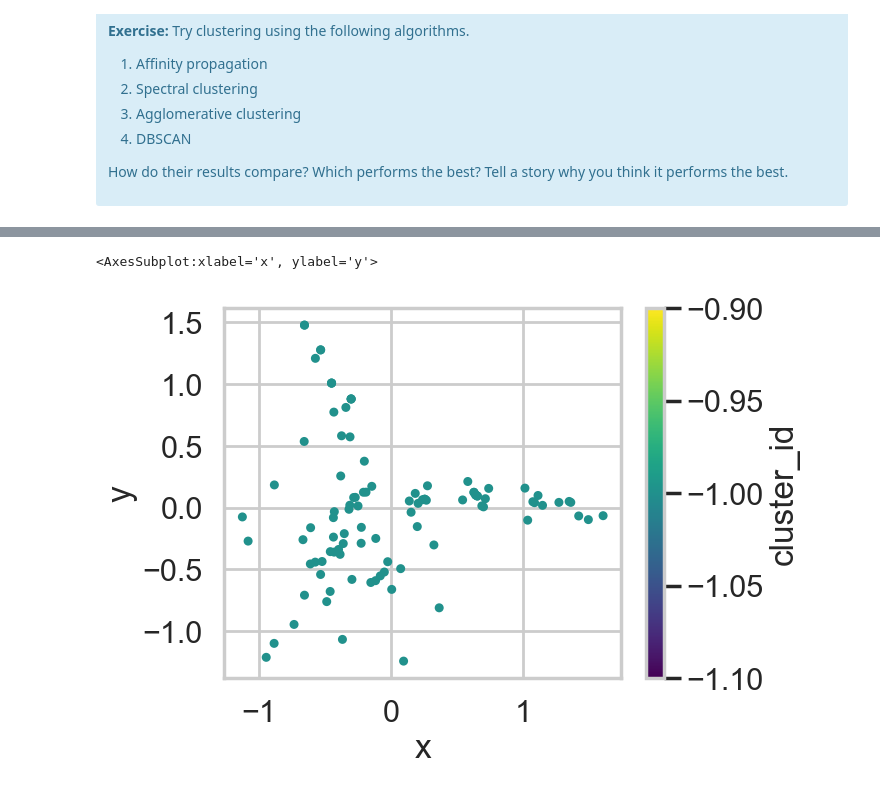
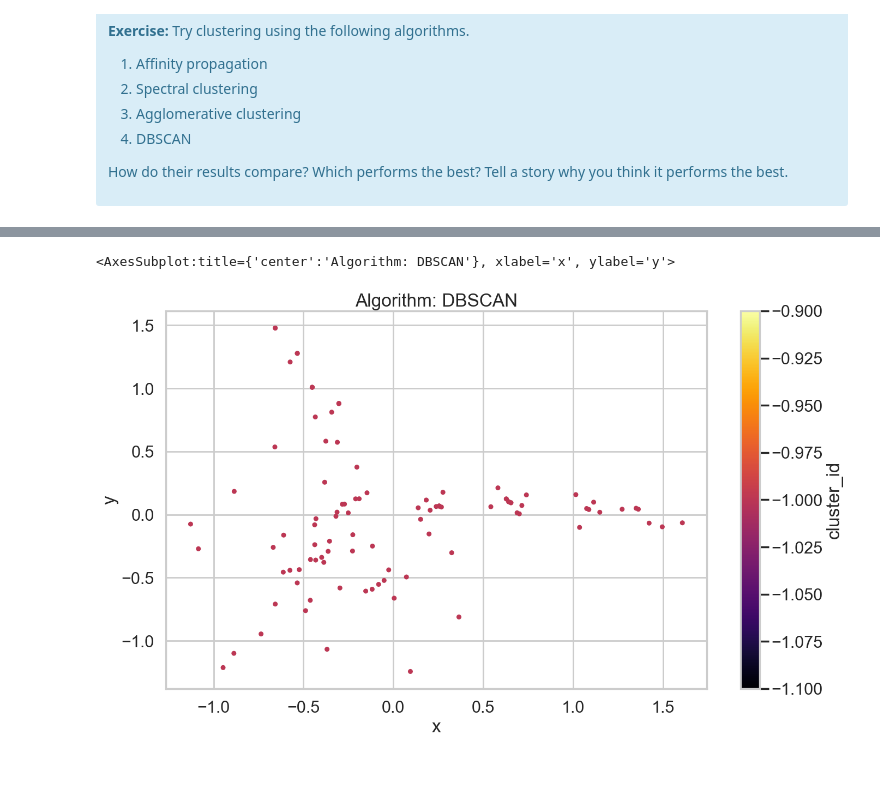
Before and after one commit to kwcode2016/mec-16.2.6-clustering-mini-project, a Jupyter notebook: Mini_Project_Clustering.ipynb, the cells around one changed output, grey strips where cells are left out. Saved outputs shown, nothing was run; the diff lists cells and outputs as text; code cells hidden in the pictures.

```diff
--- a/Mini_Project_Clustering.ipynb
+++ b/Mini_Project_Clustering.ipynb
@@ -618,10 +618,10 @@ df_cluster.plot.scatter(x='x', y='y', c='cluster_id', colormap='viridis', title=
 # %%
 cluster = DBSCAN().fit(x_cols)
 labels = cluster.labels_
 df_cluster = pd.DataFrame(data=np.array([df.index, labels, x, y]).T, columns=['customer_name', 'cluster_id', 'x', 'y'])
 df_cluster['x'] = df_cluster['x'].astype(float)
 df_cluster['y'] = df_cluster['y'].astype(float)
-df_cluster.plot.scatter(x='x', y='y', c='cluster_id', colormap='viridis', title='Algorithm: DBSCAN')
+df_cluster.plot.scatter(x='x', y='y', c='cluster_id', colormap='inferno', title='Algorithm: DBSCAN', figsize = (16,9))
 # %% [output]
-<AxesSubplot:xlabel='x', ylabel='y'>
+<AxesSubplot:title={'center':'Algorithm: DBSCAN'}, xlabel='x', ylabel='y'>
-[figure, old version]
+[figure, new version]
```
Also changed, not shown: parts of 3 cells of this notebook.
